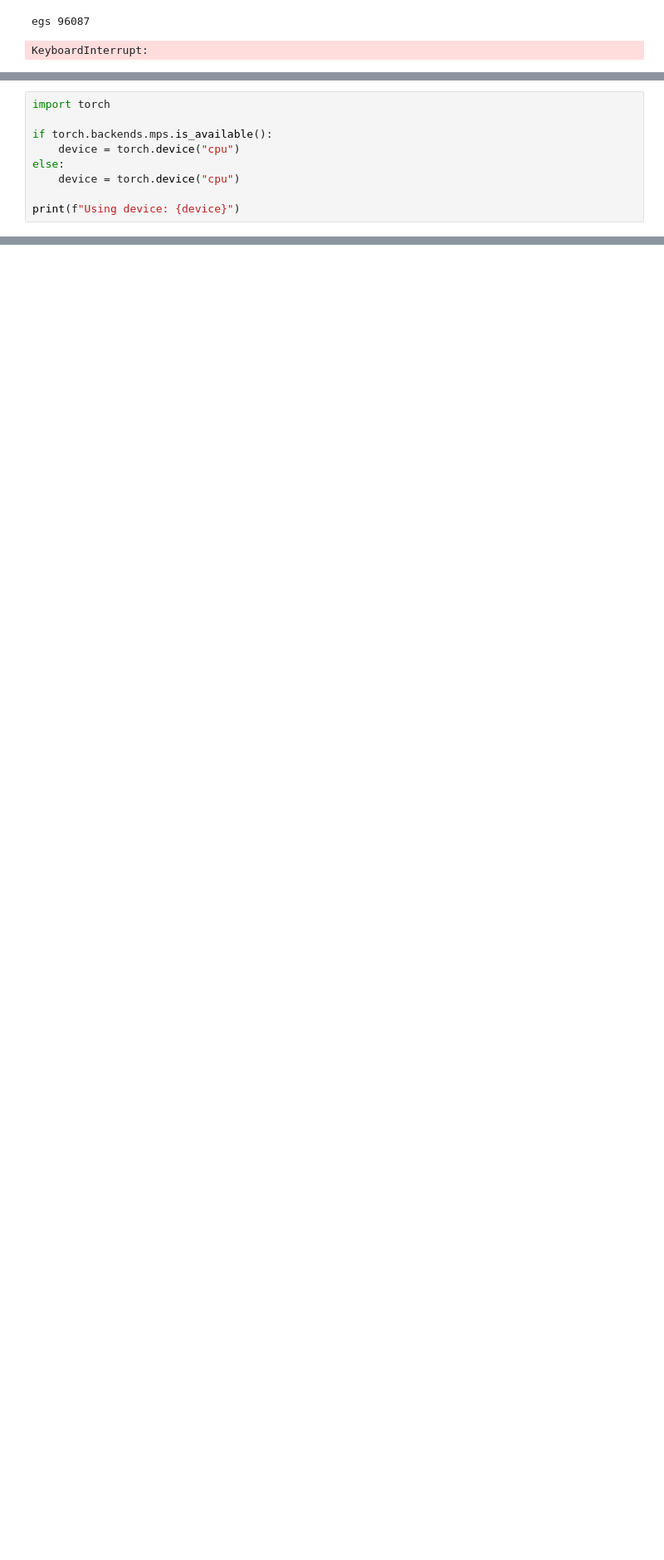
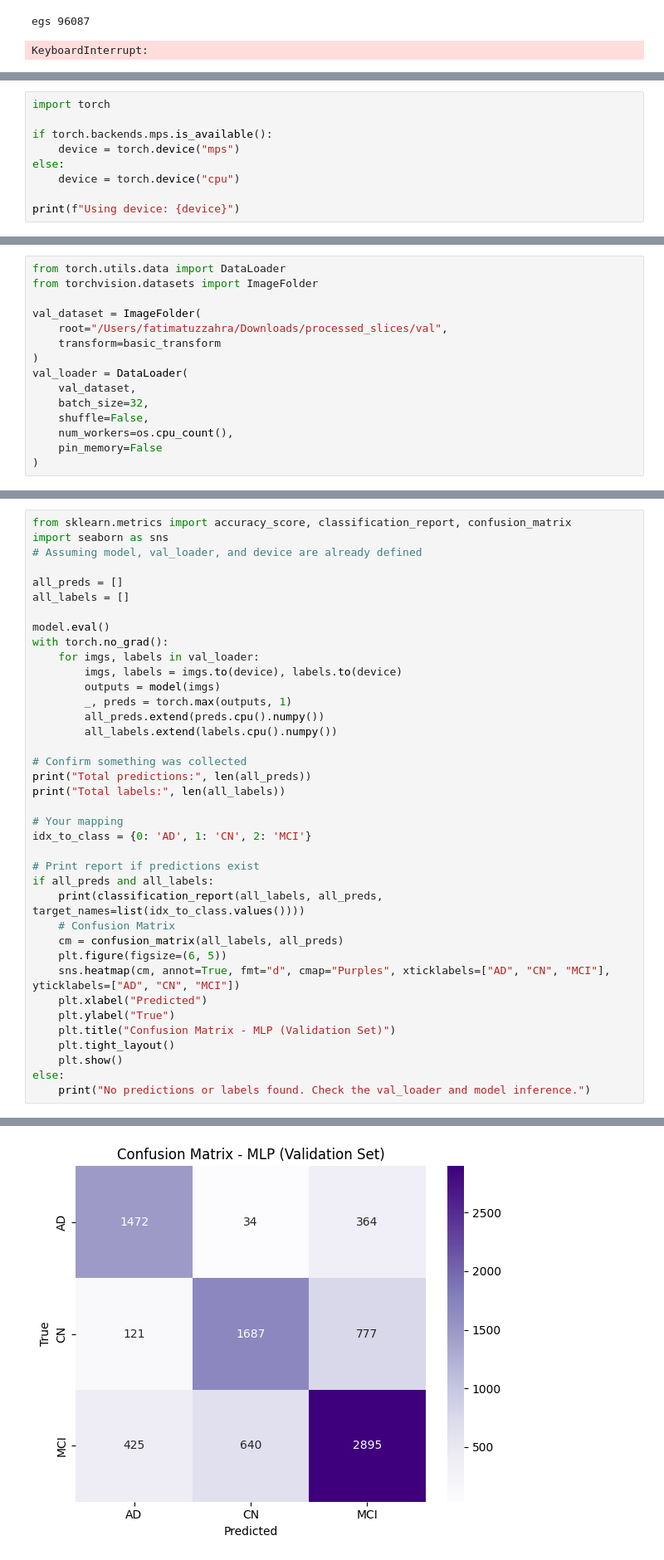
Before and after one commit to fatima-tuz-zahra-123/Neurological_disease_detection, a Jupyter notebook: smart_aug/smart_augment.ipynb, the cells around one changed output, grey strips where cells are left out. Shown at 83% size. Drawn from its saved outputs; the diff is of its cells as text; blank space fills up the shorter version.

```diff
--- a/smart_aug/smart_augment.ipynb
+++ b/smart_aug/smart_augment.ipynb
@@ -144,7 +143,7 @@ Class 2 count: 32029
 import torch
 
 if torch.backends.mps.is_available():
-    device = torch.device("cpu")
+    device = torch.device("mps")
 else:
     device = torch.device("cpu")
 
@@ -202,0 +237,15 @@ AttributeError: Can't get attribute 'BalancedAugmentDataset' on <module '__main_
+# %%
+from torch.utils.data import DataLoader
+from torchvision.datasets import ImageFolder
+
+val_dataset = ImageFolder(
+    root="/Users/fatimatuzzahra/Downloads/processed_slices/val",
+    transform=basic_transform
+)
+val_loader = DataLoader(
+    val_dataset,
+    batch_size=32,
+    shuffle=False,
+    num_workers=os.cpu_count(),
+    pin_memory=False
+)
@@ -202,0 +292,39 @@ AttributeError: Can't get attribute 'BalancedAugmentDataset' on <module '__main_
+# %%
+from sklearn.metrics import accuracy_score, classification_report, confusion_matrix
+import seaborn as sns
+# Assuming model, val_loader, and device are already defined
+
+all_preds = []
+all_labels = []
+
+model.eval()
+with torch.no_grad():
+    for imgs, labels in val_loader:
+        imgs, labels = imgs.to(device), labels.to(device)
+        outputs = model(imgs)
+        _, preds = torch.max(outputs, 1)
+        all_preds.extend(preds.cpu().numpy())
+        all_labels.extend(labels.cpu().numpy())
+
+# Confirm something was collected
+print("Total predictions:", len(all_preds))
+print("Total labels:", len(all_labels))
+
+# Your mapping
+idx_to_class = {0: 'AD', 1: 'CN', 2: 'MCI'}
+
+# Print report if predictions exist
+if all_preds and all_labels:
+    print(classification_report(all_labels, all_preds, target_names=list(idx_to_class.values())))
+    # Confusion Matrix
+    cm = confusion_matrix(all_labels, all_preds)
+    plt.figure(figsize=(6, 5))
+    sns.heatmap(cm, annot=True, fmt="d", cmap="Purples", xticklabels=["AD", "CN", "MCI"], yticklabels=["AD", "CN", "MCI"])
+    plt.xlabel("Predicted")
+    plt.ylabel("True")
+    plt.title("Confusion Matrix - MLP (Validation Set)")
+    plt.tight_layout()
+    plt.show()
+else:
+    print("No predictions or labels found. Check the val_loader and model inference.")
+# %% [output]
@@ -202,0 +342 @@ AttributeError: Can't get attribute 'BalancedAugmentDataset' on <module '__main_
+[figure, added]
```
Also changed, not shown: parts of 8 cells of this notebook, 3 other files.
